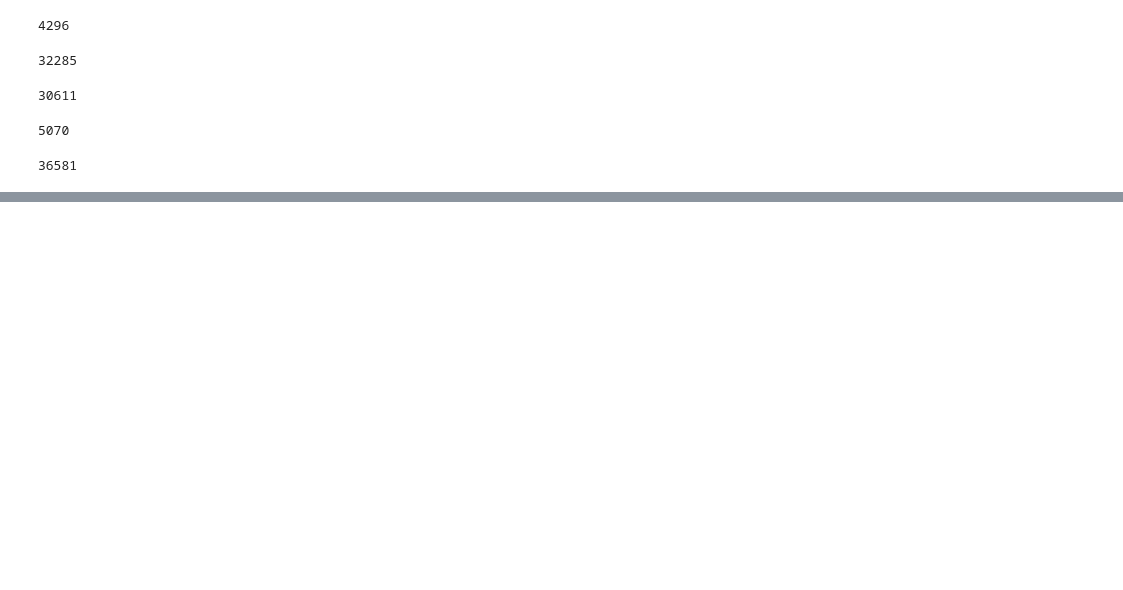
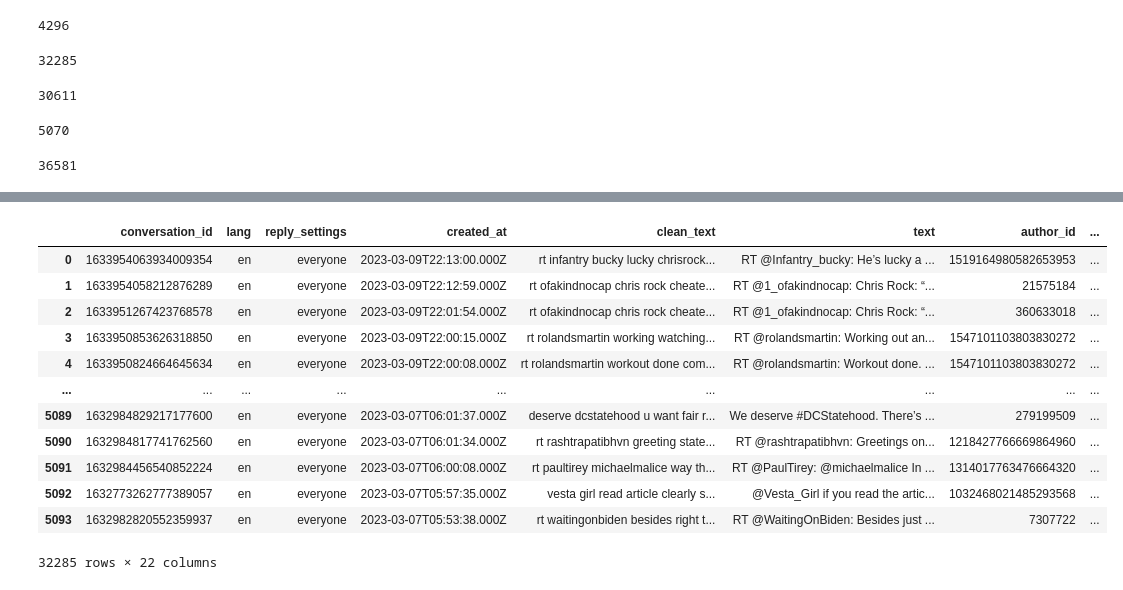
Before and after one commit to sareek/NLP_on_Social_Media_Data, a Jupyter notebook: src/data_preprocess/preprocessing_tweets.ipynb, the cells around one changed output, grey strips where cells are left out. Saved outputs shown, nothing was run; the diff lists cells and outputs as text; code cells hidden in the pictures; blank space fills up the shorter version.

Commit message:
clean tweets and subjectivity and polarity calculation

```diff
--- a/src/data_preprocess/preprocessing_tweets.ipynb
+++ b/src/data_preprocess/preprocessing_tweets.ipynb
@@ -91,0 +181,27 @@ combined_df.head()
+# %%
+combined_df['clean_text'] = cleaned_tweets
+# %%
+new_order = [
+    'conversation_id',
+    'lang',
+    'reply_settings',
+    'created_at',
+    'clean_text',
+    'text',
+    'author_id',
+    'referenced_tweets',
+    'id',
+    'edit_history_tweet_ids',
+    'public_metrics.retweet_count',
+    'public_metrics.reply_count',
+    'public_metrics.like_count',
+    'public_metrics.impression_count',
+    'in_reply_to_user_id',
+    'geo.place_id',
+    'withheld.copyright',
+    'withheld.country_codes',
+    'geo.coordinates.type',
+    'geo.coordinates.coordinates'
+]
+# %%
+combined_df = combined_df.reindex(columns=new_order)
@@ -91,0 +218,30 @@ combined_df.head()
+# %%
+# pip install -U textblob  //you may need to install the package first
+from textblob import TextBlob
+#function to get the subjectivity
+def get_subjectivity(tweet):
+    return TextBlob(tweet).sentiment.subjectivity
+
+#create a function to get the polarity
+def get_polarity(tweet):
+    return TextBlob(tweet).sentiment.polarity
+
+#create two new columns
+combined_df['Subjectivity'] = combined_df['clean_text'].apply(get_subjectivity)
+combined_df['Polarity'] = combined_df['clean_text'].apply(get_polarity)
+# %%
+combined_df
+# %% [output]
+|  | conversation_id | lang | reply_settings | created_at | clean_text | text | author_id | ... |
+| 0 | 1633954063934009354 | en | everyone | 2023-03-09T22:13:00.000Z | rt infantry bucky lucky chrisrock... | RT @Infantry_bucky: He’s lucky a ... | 1519164980582653953 | ... |
+| 1 | 1633954058212876289 | en | everyone | 2023-03-09T22:12:59.000Z | rt ofakindnocap chris rock cheate... | RT @1_ofakindnocap: Chris Rock: “... | 21575184 | ... |
+| 2 | 1633951267423768578 | en | everyone | 2023-03-09T22:01:54.000Z | rt ofakindnocap chris rock cheate... | RT @1_ofakindnocap: Chris Rock: “... | 360633018 | ... |
+| 3 | 1633950853626318850 | en | everyone | 2023-03-09T22:00:15.000Z | rt rolandsmartin working watching... | RT @rolandsmartin: Working out an... | 1547101103803830272 | ... |
+| 4 | 1633950824664645634 | en | everyone | 2023-03-09T22:00:08.000Z | rt rolandsmartin workout done com... | RT @rolandsmartin: Workout done. ... | 1547101103803830272 | ... |
+| ... | ... | ... | ... | ... | ... | ... | ... | ... |
+| 5089 | 1632984829217177600 | en | everyone | 2023-03-07T06:01:37.000Z | deserve dcstatehood u want fair r... | We deserve #DCStatehood. There’s ... | 279199509 | ... |
+| 5090 | 1632984817741762560 | en | everyone | 2023-03-07T06:01:34.000Z | rt rashtrapatibhvn greeting state... | RT @rashtrapatibhvn: Greetings on... | 1218427766669864960 | ... |
+| 5091 | 1632984456540852224 | en | everyone | 2023-03-07T06:00:08.000Z | rt paultirey michaelmalice way th... | RT @PaulTirey: @michaelmalice In ... | 1314017763476664320 | ... |
+| 5092 | 1632773262777389057 | en | everyone | 2023-03-07T05:57:35.000Z | vesta girl read article clearly s... | @Vesta_Girl if you read the artic... | 1032468021485293568 | ... |
+| 5093 | 1632982820552359937 | en | everyone | 2023-03-07T05:53:38.000Z | rt waitingonbiden besides right t... | RT @WaitingOnBiden: Besides just ... | 7307722 | ... |
+32285 rows × 22 columns
```
Also changed, not shown: parts of 28 cells of this notebook.
